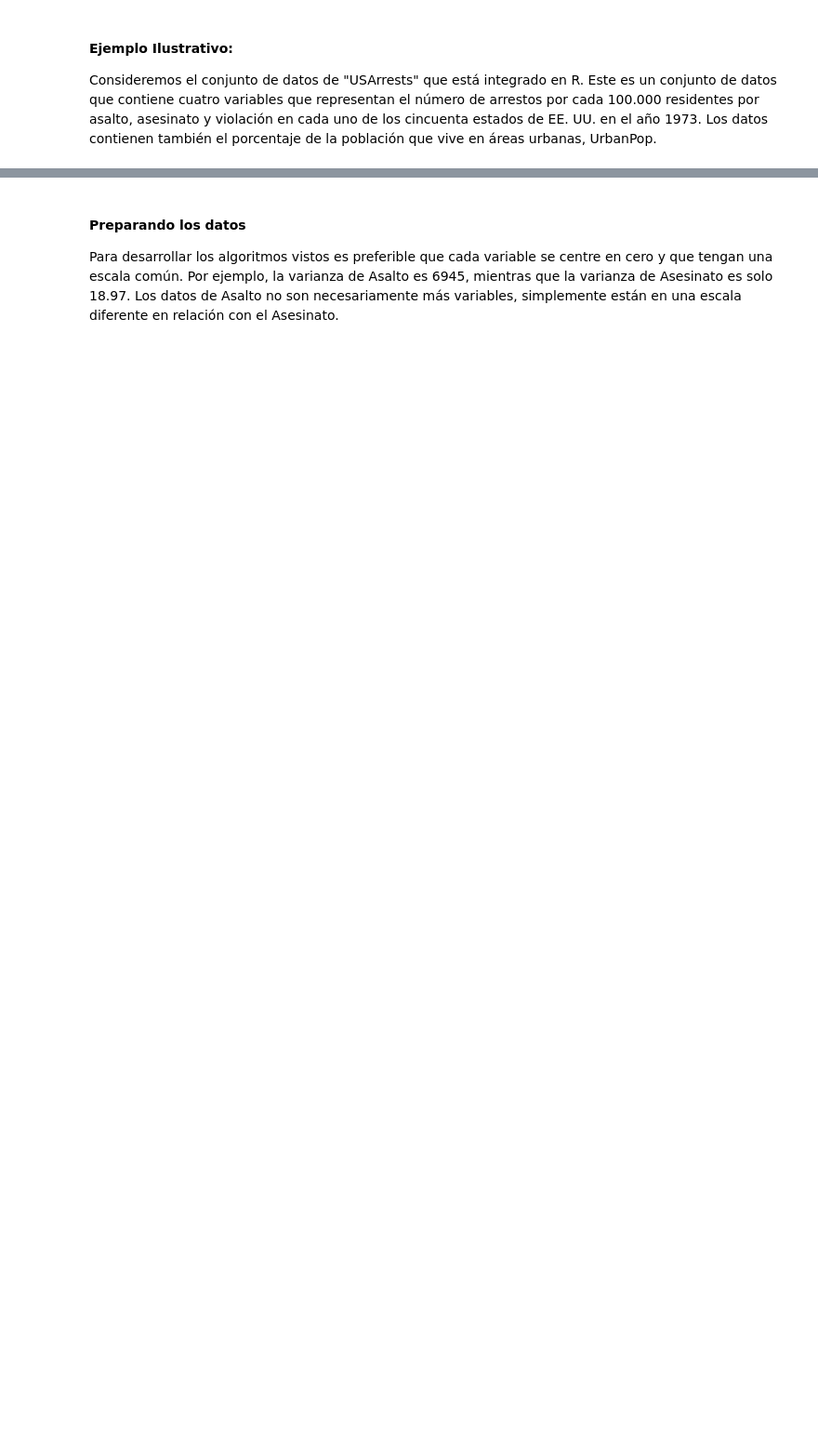
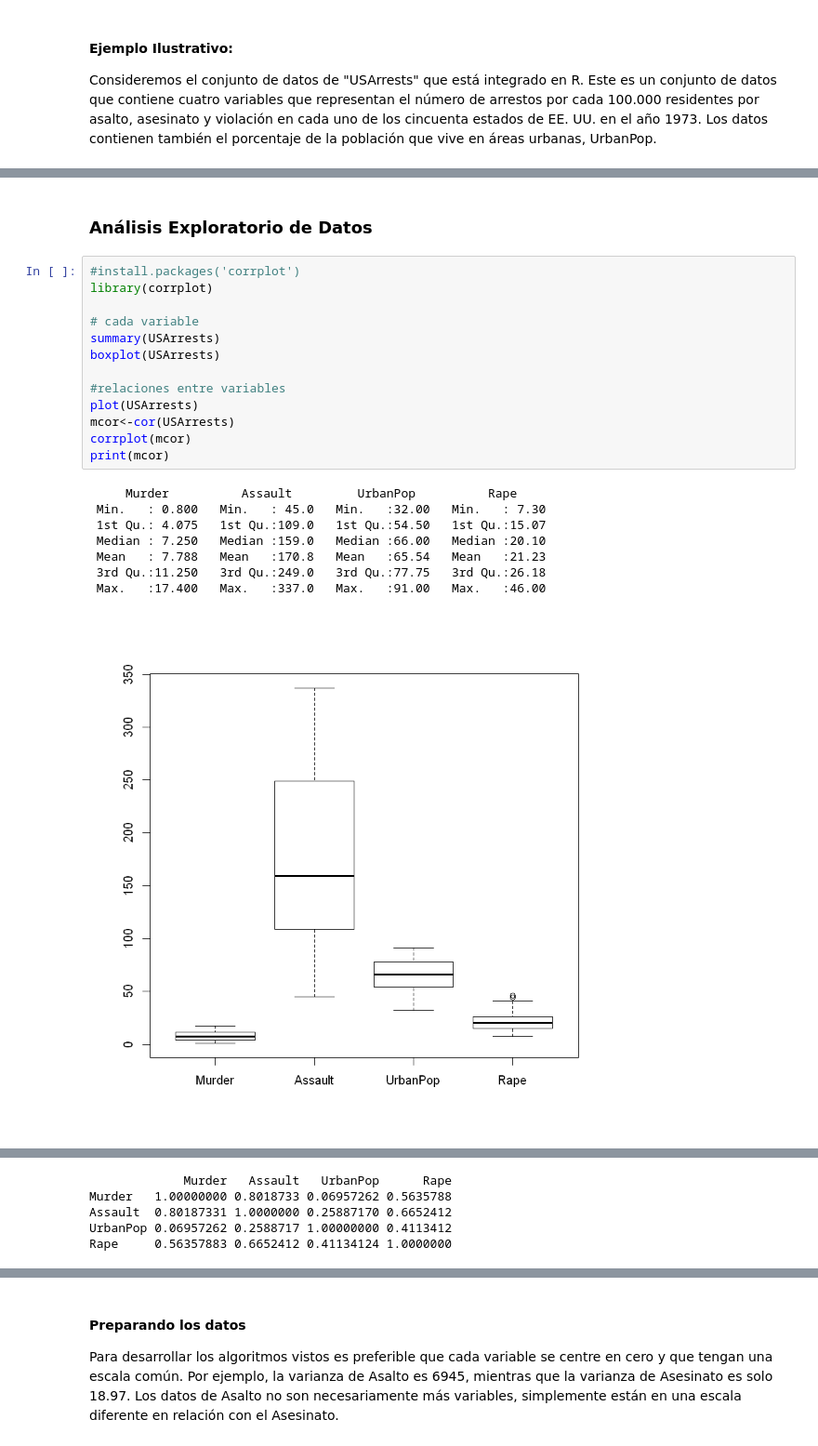
Before and after one commit to elianascheihing/INFO257, a Jupyter notebook: PCA/PCA.ipynb, the cells around one changed output, grey strips where cells are left out. Shown: that part at 93% size. Cells and saved outputs as stored; diff of their text form; blank space fills up the shorter version.

```diff
--- a/PCA/PCA.ipynb
+++ b/PCA/PCA.ipynb
@@ -73,3 +104,27 @@ A data.frame: 10 × 4
 | Delaware | 5.9 | 238 | 72 | 15.8 |
 | Florida | 15.4 | 335 | 80 | 31.9 |
 | Georgia | 17.4 | 211 | 60 | 25.8 |
+# %% [markdown]
+### Análisis Exploratorio de Datos
+# %%
+#install.packages('corrplot')
+library(corrplot)
+
+# cada variable
+summary(USArrests)
+boxplot(USArrests)
+
+#relaciones entre variables
+plot(USArrests)
+mcor<-cor(USArrests)
+corrplot(mcor)
+print(mcor)
+# %% [output]
+     Murder          Assault         UrbanPop          Rape
+ Min.   : 0.800   Min.   : 45.0   Min.   :32.00   Min.   : 7.30
+ 1st Qu.: 4.075   1st Qu.:109.0   1st Qu.:54.50   1st Qu.:15.07
+ Median : 7.250   Median :159.0   Median :66.00   Median :20.10
+ Mean   : 7.788   Mean   :170.8   Mean   :65.54   Mean   :21.23
+ 3rd Qu.:11.250   3rd Qu.:249.0   3rd Qu.:77.75   3rd Qu.:26.18
+ Max.   :17.400   Max.   :337.0   Max.   :91.00   Max.   :46.00
+[figure, added]
@@ -75,0 +132,5 @@ A data.frame: 10 × 4
+             Murder   Assault   UrbanPop      Rape
+Murder   1.00000000 0.8018733 0.06957262 0.5635788
+Assault  0.80187331 1.0000000 0.25887170 0.6652412
+UrbanPop 0.06957262 0.2588717 1.00000000 0.4113412
+Rape     0.56357883 0.6652412 0.41134124 1.0000000
```
Also changed, not shown: parts of 21 cells of this notebook, 13 other files.
